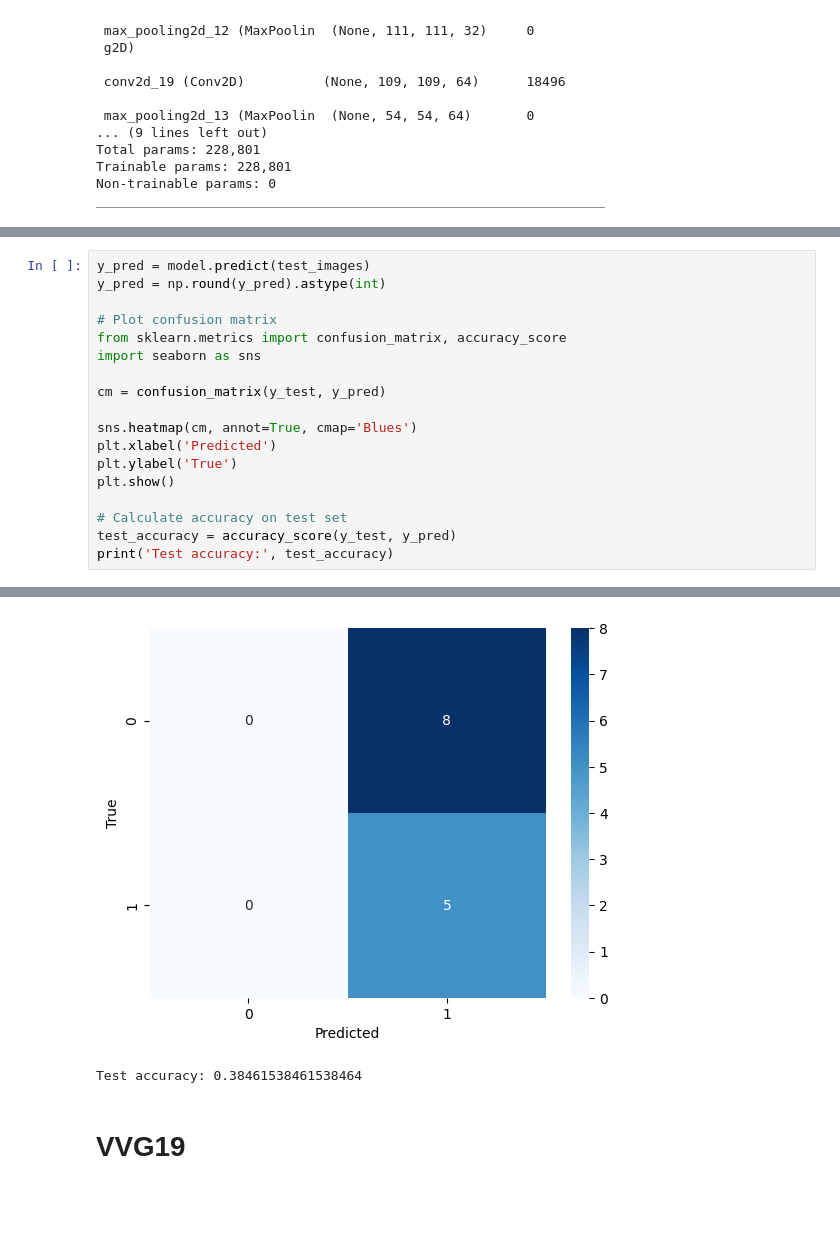
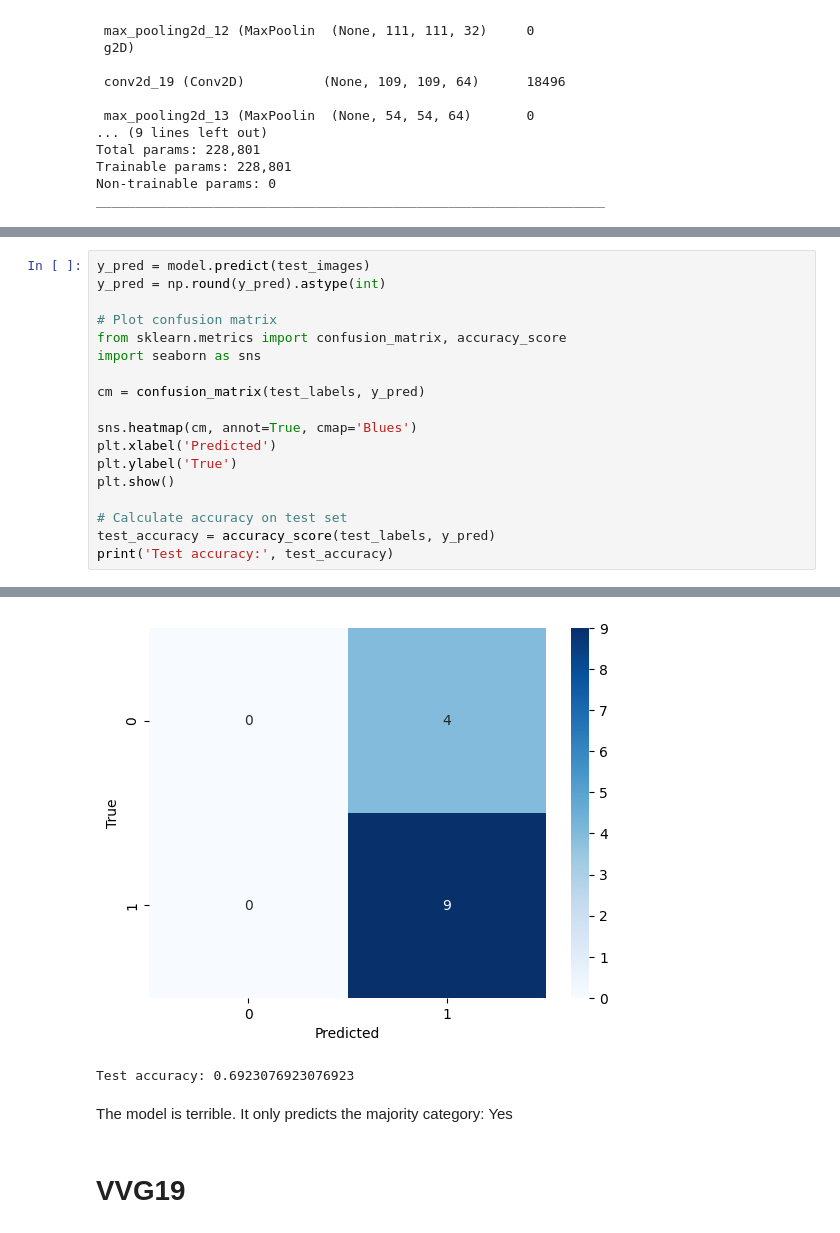
Before and after one commit to Zoroa1885/Brain_Tumor_Detection, a Jupyter notebook: Analysis.ipynb, the cells around one changed output, grey strips where cells are left out. Drawn from its saved outputs; the diff is of its cells as text; blank space fills up the shorter version.

```diff
--- a/Analysis.ipynb
+++ b/Analysis.ipynb
@@ -225,7 +224,7 @@ y_pred = np.round(y_pred).astype(int)
 from sklearn.metrics import confusion_matrix, accuracy_score
 import seaborn as sns
 
-cm = confusion_matrix(y_test, y_pred)
+cm = confusion_matrix(test_labels, y_pred)
 
 sns.heatmap(cm, annot=True, cmap='Blues')
 plt.xlabel('Predicted')
@@ -233,6 +232,6 @@ plt.ylabel('True')
 plt.show()
 
 # Calculate accuracy on test set
-test_accuracy = accuracy_score(y_test, y_pred)
+test_accuracy = accuracy_score(test_labels, y_pred)
 print('Test accuracy:', test_accuracy)
 # %% [output]
@@ -240,5 +239,7 @@ print('Test accuracy:', test_accuracy)
-[figure, old version]
+[figure, new version]
-Test accuracy: 0.38461538461538464
+Test accuracy: 0.6923076923076923
+# %% [markdown]
+The model is terrible. It only predicts the majority category: Yes
 # %% [markdown]
 # VVG19
 # %% [markdown]
```
Also changed, not shown: parts of 6 cells of this notebook.
